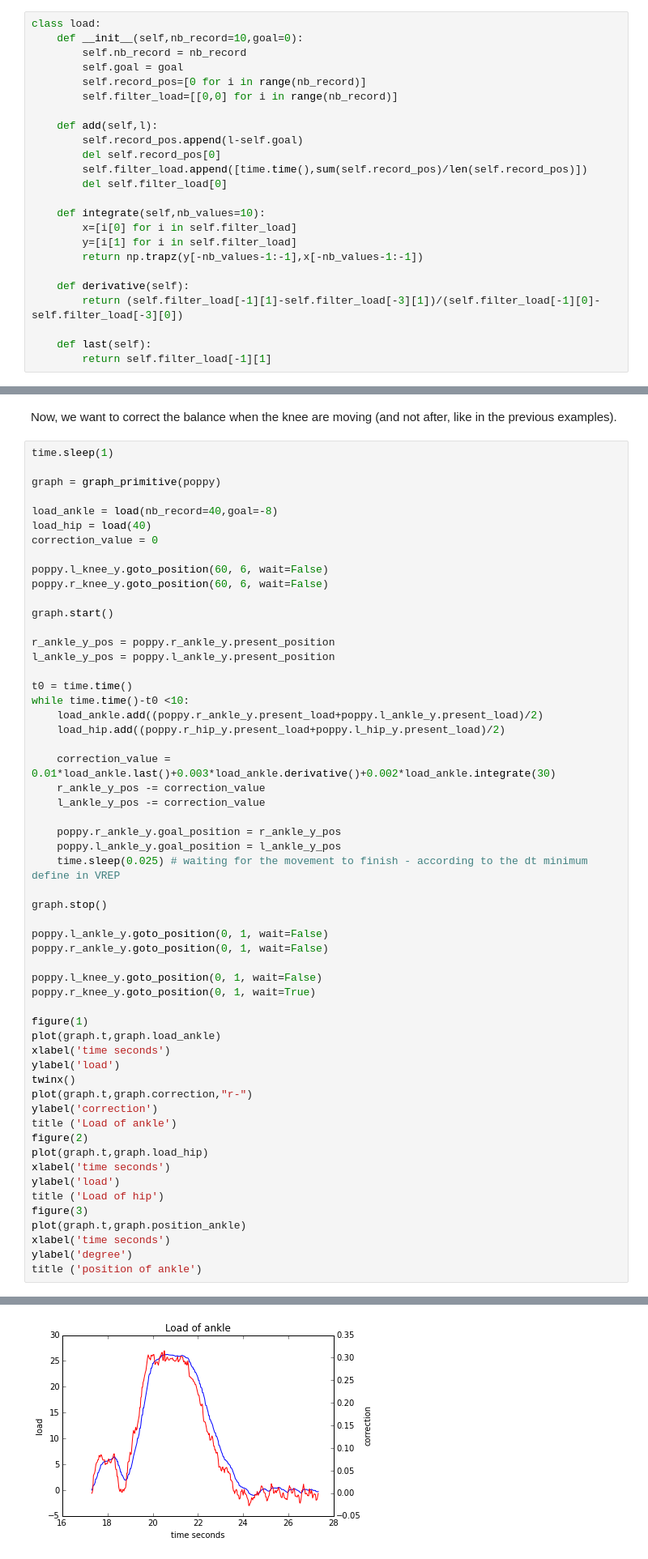
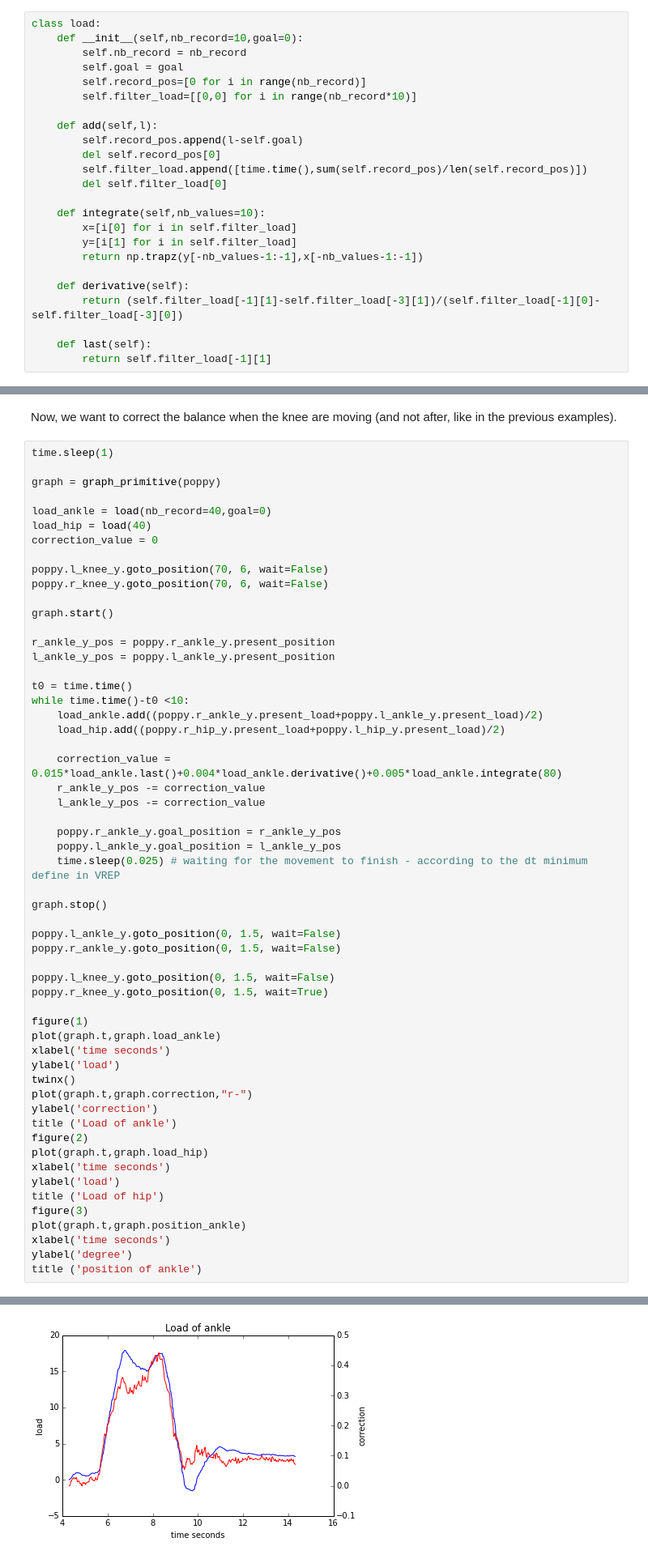
Before and after one commit to jjehl/poppy_balance, a Jupyter notebook: balance_leg.ipynb, the cells around one changed output, grey strips where cells are left out. Shown at 81% size. Cells and saved outputs as stored; diff of their text form.

```diff
--- a/balance_leg.ipynb
+++ b/balance_leg.ipynb
@@ -97,7 +97,7 @@ class load:
         self.nb_record = nb_record
         self.goal = goal
         self.record_pos=[0 for i in range(nb_record)]
-        self.filter_load=[[0,0] for i in range(nb_record)]
+        self.filter_load=[[0,0] for i in range(nb_record*10)]
 
     def add(self,l):
         self.record_pos.append(l-self.goal)
@@ -560,12 +560,12 @@ time.sleep(1)
 
 graph = graph_primitive(poppy)
 
-load_ankle = load(nb_record=40,goal=-8)
+load_ankle = load(nb_record=40,goal=0)
 load_hip = load(40)
 correction_value = 0
 
-poppy.l_knee_y.goto_position(60, 6, wait=False)
-poppy.r_knee_y.goto_position(60, 6, wait=False)
+poppy.l_knee_y.goto_position(70, 6, wait=False)
+poppy.r_knee_y.goto_position(70, 6, wait=False)
 
 graph.start()
 
@@ -577,40 +577,40 @@ while time.time()-t0 <10:
     load_ankle.add((poppy.r_ankle_y.present_load+poppy.l_ankle_y.present_load)/2)
     load_hip.add((poppy.r_hip_y.present_load+poppy.l_hip_y.present_load)/2)
 
-    correction_value = 0.01*load_ankle.last()+0.003*load_ankle.derivative()+0.002*load_ankle.integrate(30)
+    correction_value = 0.015*load_ankle.last()+0.004*load_ankle.derivative()+0.005*load_ankle.integrate(80)
     r_ankle_y_pos -= correction_value
     l_ankle_y_pos -= correction_value
 
     poppy.r_ankle_y.goal_position = r_ankle_y_pos
     poppy.l_ankle_y.goal_position = l_ankle_y_pos
     time.sleep(0.025) # waiting for the movement to finish - according to the dt minimum define in VREP
 
 graph.stop()
 
-poppy.l_ankle_y.goto_position(0, 1, wait=False)
-poppy.r_ankle_y.goto_position(0, 1, wait=False)
+poppy.l_ankle_y.goto_position(0, 1.5, wait=False)
+poppy.r_ankle_y.goto_position(0, 1.5, wait=False)
 
-poppy.l_knee_y.goto_position(0, 1, wait=False)
-poppy.r_knee_y.goto_position(0, 1, wait=True)
+poppy.l_knee_y.goto_position(0, 1.5, wait=False)
+poppy.r_knee_y.goto_position(0, 1.5, wait=True)
 
 figure(1)
 plot(graph.t,graph.load_ankle)
 xlabel('time seconds')
 ylabel('load')
 twinx()
 plot(graph.t,graph.correction,"r-")
 ylabel('correction')
 title ('Load of ankle')
 figure(2)
 plot(graph.t,graph.load_hip)
 xlabel('time seconds')
 ylabel('load')
 title ('Load of hip')
 figure(3)
 plot(graph.t,graph.position_ankle)
 xlabel('time seconds')
 ylabel('degree')
 title ('position of ankle')
 # %% [output]
 <matplotlib.text.Text at 0x...>
-[figure, old version]
+[figure, new version]
```
Also changed, not shown: parts of 5 cells of this notebook.
